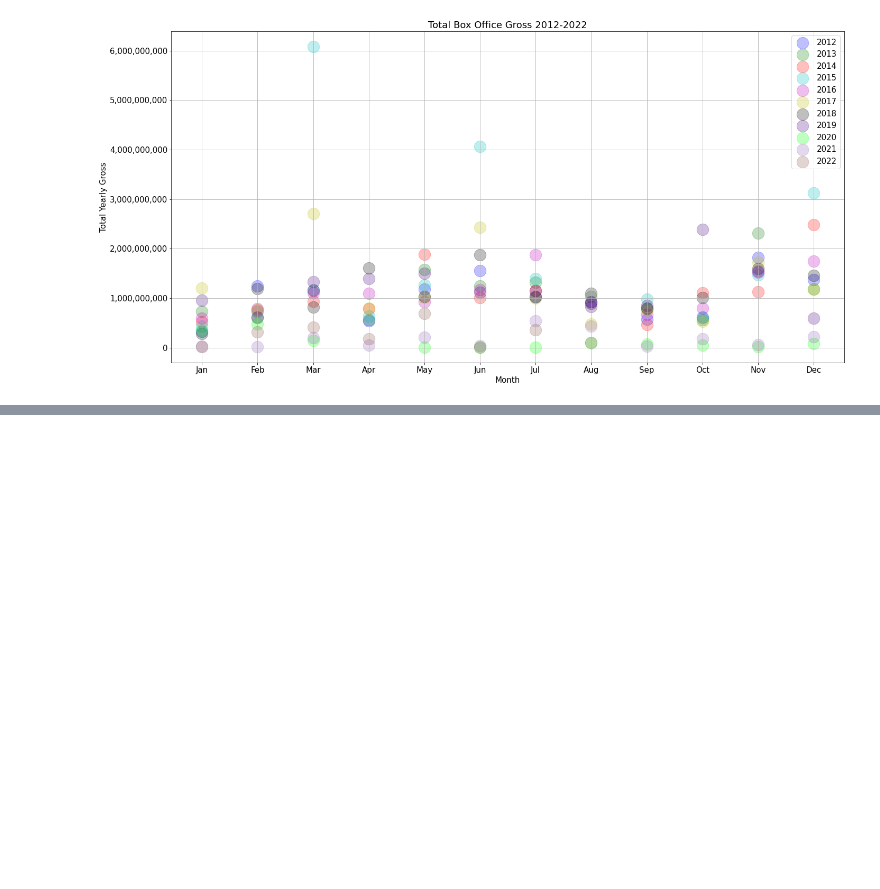
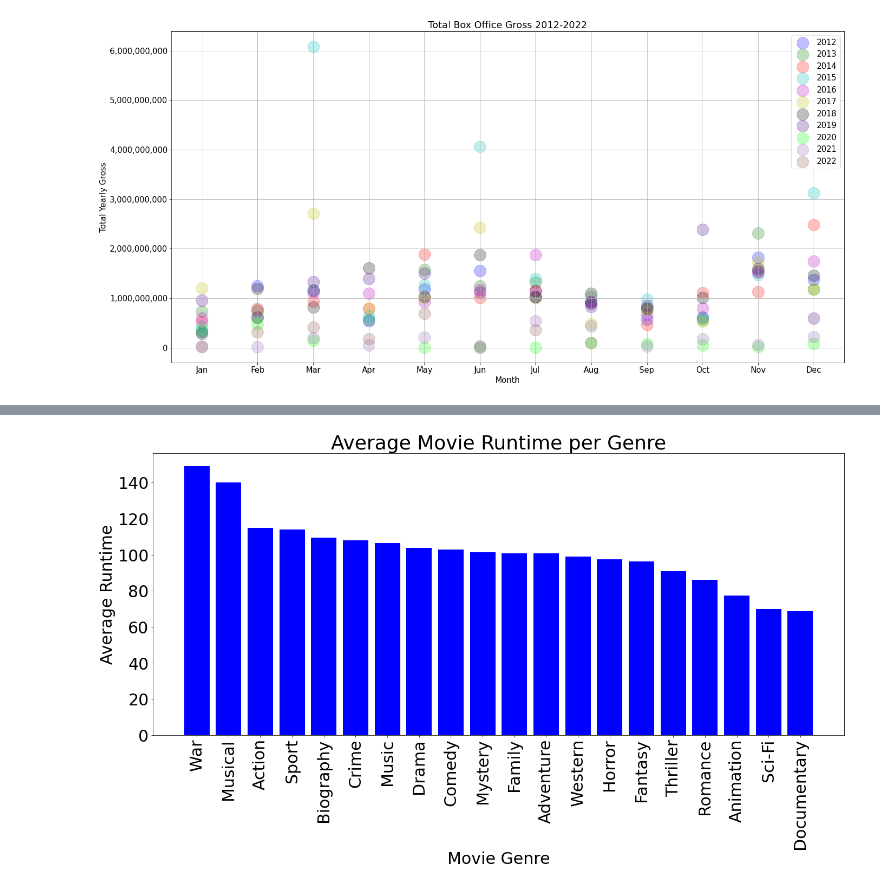
Before and after one commit to pedrov718/box_office_project, a Jupyter notebook: phase1_project.ipynb, the cells around one changed output, grey strips where cells are left out. Cells and saved outputs as stored; diff of their text form; code cells hidden in the pictures; blank space fills up the shorter version.

Commit message:
added runtime

```diff
--- a/phase1_project.ipynb
+++ b/phase1_project.ipynb
@@ -348,3 +324,7 @@ leg = ax.legend();
 plt.show();
 # %% [output]
 [figure]
+# %%
+movies_clean.runtime_minutes.dropna(inplace = True)
+movies_clean.loc[movies_clean.genre1 == "War"]
+movies_clean["runtime_minutes"][2197] = 149
@@ -350,0 +349,22 @@ plt.show();
+# %%
+avg_runtime_per_genre = movies_clean.groupby("genre1")["runtime_minutes"].mean().sort_values(ascending= False)
+
+avg_runtime_per_genre
+
+genre_for_runtime = avg_runtime_per_genre.keys()
+# %%
+fig, ax = plt.subplots(figsize=(20,12))
+
+# sets up bar plot
+ax.bar(genre_for_runtime, avg_runtime_per_genre, color = "blue")
+ax.set_xlabel('Movie Genre')
+ax.set_xticklabels(genre_for_runtime, rotation=90)
+ax.set_ylabel("Average Runtime")
+ax.set_title('Average Movie Runtime per Genre')
+ax.get_yaxis().set_major_formatter(
+    matplotlib.ticker.FuncFormatter(lambda x, p: format(int(x), ',')))
+plt.rcParams.update({'font.size': 30})
+plt.tight_layout()
+plt.show();
+# %% [output]
+[figure, added]
```
Also changed, not shown: parts of 4 cells of this notebook.
